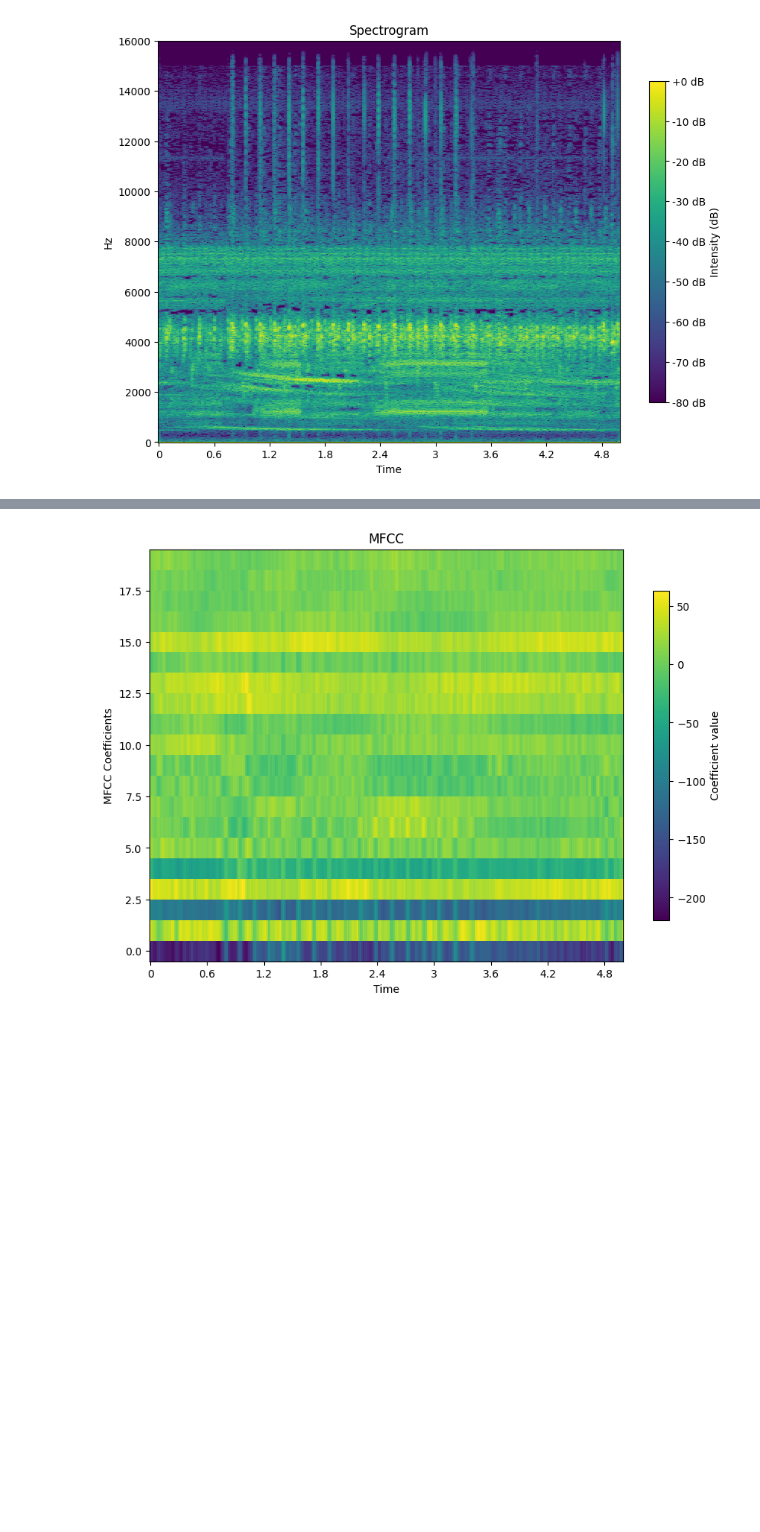
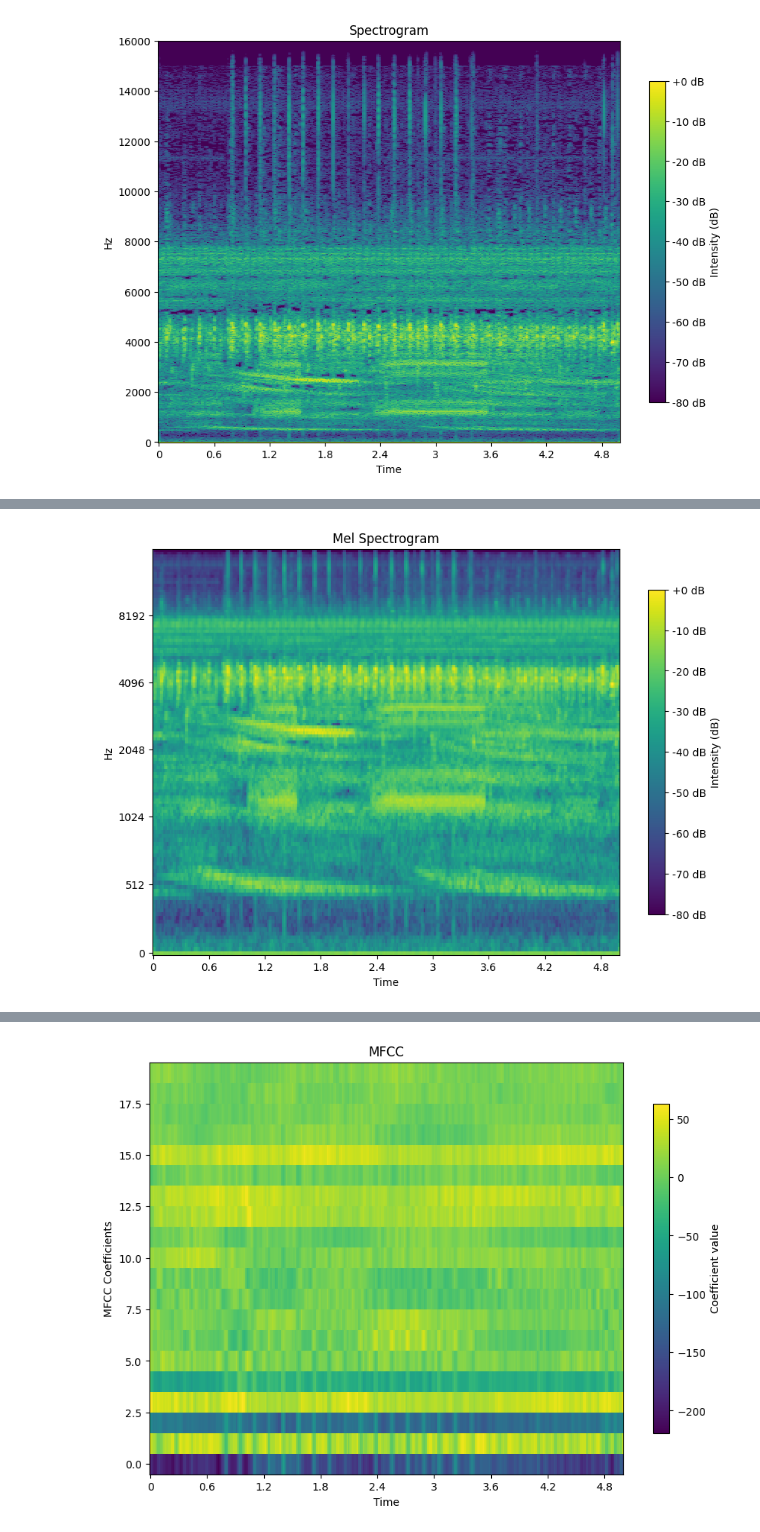
Before and after one commit to vlad-antipin/bioacoustic-species-detection, a Jupyter notebook: notebooks/02-build_features.ipynb, the cells around one changed output, grey strips where cells are left out. Saved outputs shown, nothing was run; the diff lists cells and outputs as text; code cells hidden in the pictures; blank space fills up the shorter version.

```diff
--- a/notebooks/02-build_features.ipynb
+++ b/notebooks/02-build_features.ipynb
@@ -67,0 +151,6 @@ plt.show()
+# %%
+S_mel, frequencies, times = get_mel_spectrogram(example_audio)
+plot_spectrogram(S_mel, title="Mel Spectrogram", y_axis="mel")
+plt.show()
+# %% [output]
+[figure, added]
```
Also changed, not shown: parts of 22 cells of this notebook, 8 other files.
